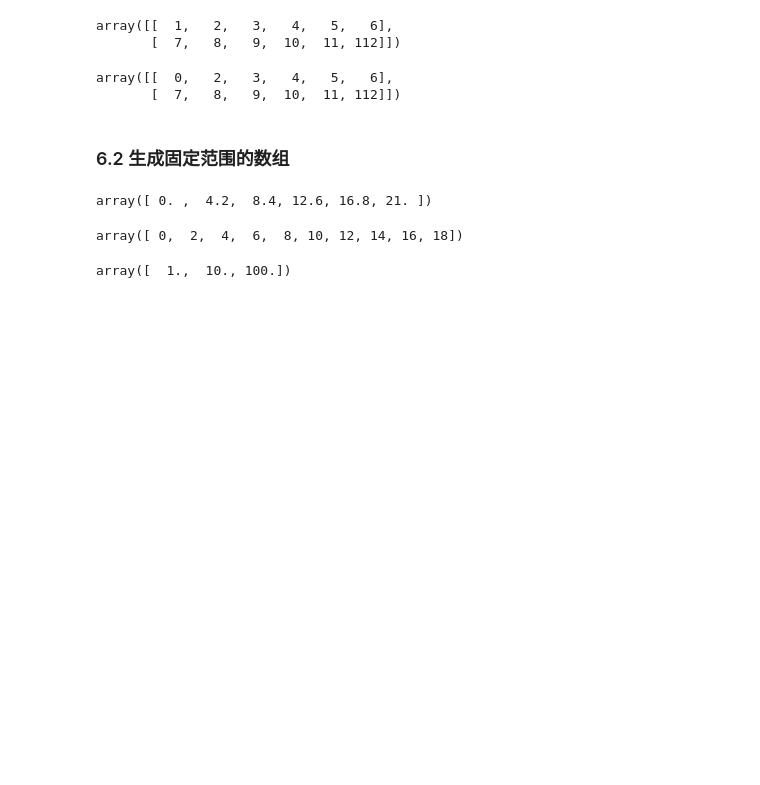
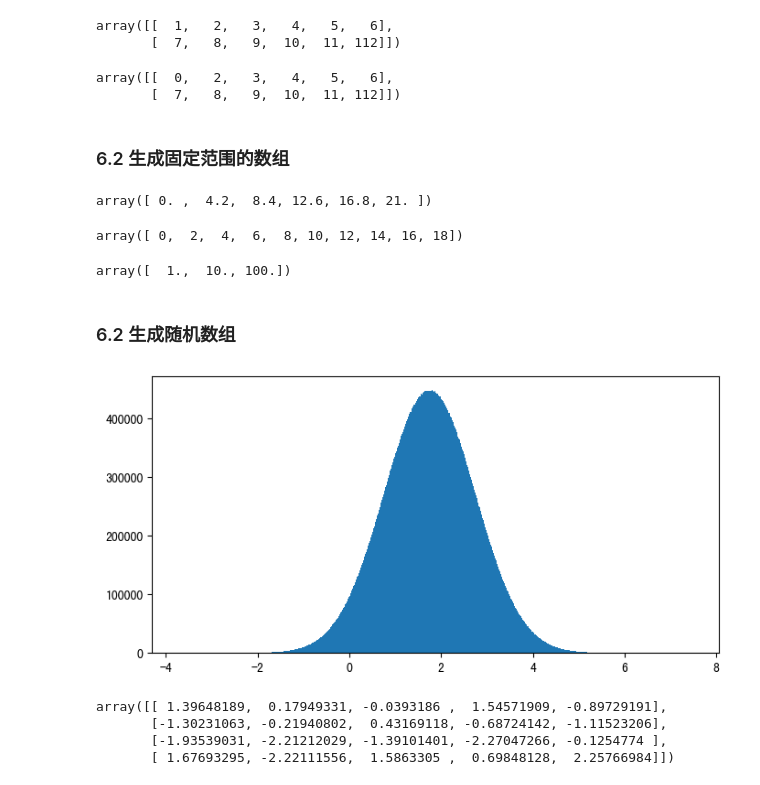
Before and after one commit to ThanlonSmith/machine-learning, a Jupyter notebook: 05.NumPy/NumPy.ipynb, the cells around one changed output. Saved outputs shown, nothing was run; the diff lists cells and outputs as text; code cells hidden in the pictures; blank space fills up the shorter version.

```diff
--- a/05.NumPy/NumPy.ipynb
+++ b/05.NumPy/NumPy.ipynb
@@ -376,0 +375,2 @@ array([  1.,  10., 100.])
+# %% [markdown]
+### 6.2 生成随机数组
@@ -376,0 +381,14 @@ array([  1.,  10., 100.])
+# %%
+# 导入相关模块
+import numpy as np
+import matplotlib.pyplot as plt
+# 数据的准备
+x = np.random.normal(1.75, 1, 100000000) # array是一维数组，也就是一个列表
+# 创建画布
+plt.figure(figsize=(8,4), dpi=100)
+# 绘制图像(绘制直方图)
+plt.hist(x, 1000) # 1000:1000组数据
+# 显示图像
+plt.show()
+# %% [output]
+[figure, added]
@@ -376,0 +397,9 @@ array([  1.,  10., 100.])
+# %%
+import numpy as np
+arr = np.random.normal(0, 1, (4,5))
+arr
+# %% [output]
+array([[ 1.39648189,  0.17949331, -0.0393186 ,  1.54571909, -0.89729191],
+       [-1.30231063, -0.21940802,  0.43169118, -0.68724142, -1.11523206],
+       [-1.93539031, -2.21212029, -1.39101401, -2.27047266, -0.1254774 ],
+       [ 1.67693295, -2.22111556,  1.5863305 ,  0.69848128,  2.25766984]])
```
Also changed, not shown: parts of 6 cells of this notebook, 1 other file.
